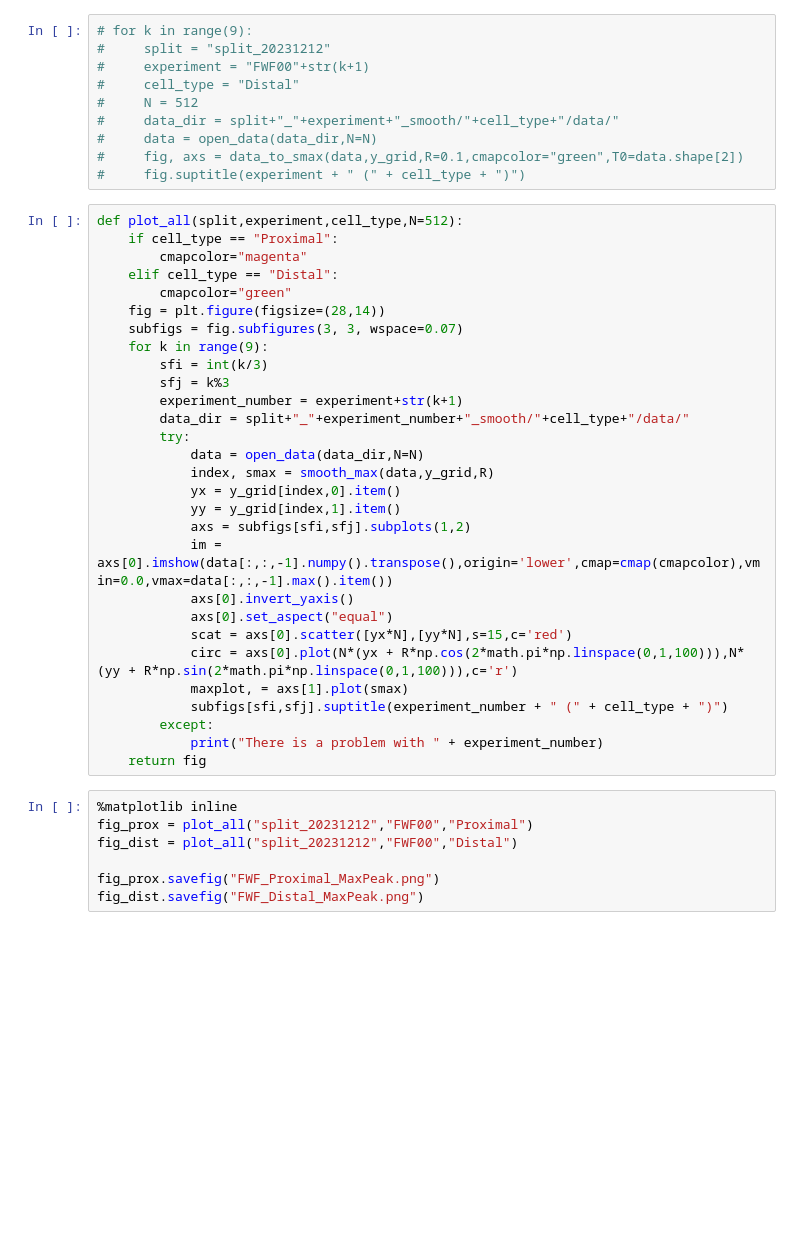
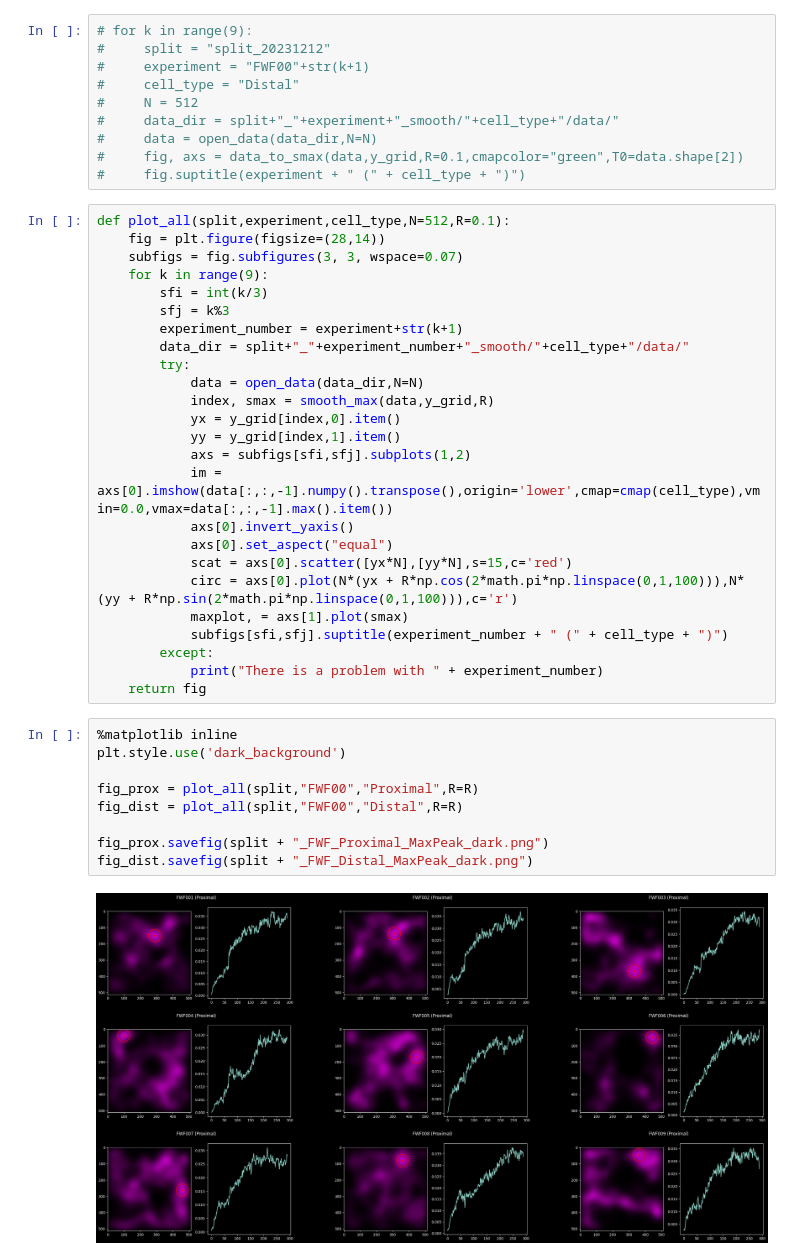
Before and after one commit to SteffenPL/MechanochemicalPatterns.jl, a Jupyter notebook: data_analysis_scripts/data_smooth.ipynb, the cells around one changed output. Drawn from its saved outputs; the diff is of its cells as text; blank space fills up the shorter version.

```diff
--- a/data_analysis_scripts/data_smooth.ipynb
+++ b/data_analysis_scripts/data_smooth.ipynb
@@ -138,11 +205,7 @@ def data_to_smax(data,y_grid,R=0.1,T0=1,cmapcolor="blue"):
 #     fig, axs = data_to_smax(data,y_grid,R=0.1,cmapcolor="green",T0=data.shape[2])
 #     fig.suptitle(experiment + " (" + cell_type + ")")
 # %%
-def plot_all(split,experiment,cell_type,N=512):
-    if cell_type == "Proximal":
-        cmapcolor="magenta"
-    elif cell_type == "Distal":
-        cmapcolor="green"
+def plot_all(split,experiment,cell_type,N=512,R=0.1):
     fig = plt.figure(figsize=(28,14))
     subfigs = fig.subfigures(3, 3, wspace=0.07)
     for k in range(9):
@@ -156,7 +219,7 @@ def plot_all(split,experiment,cell_type,N=512):
             yx = y_grid[index,0].item()
             yy = y_grid[index,1].item()
             axs = subfigs[sfi,sfj].subplots(1,2)
-            im = axs[0].imshow(data[:,:,-1].numpy().transpose(),origin='lower',cmap=cmap(cmapcolor),vmin=0.0,vmax=data[:,:,-1].max().item())
+            im = axs[0].imshow(data[:,:,-1].numpy().transpose(),origin='lower',cmap=cmap(cell_type),vmin=0.0,vmax=data[:,:,-1].max().item())
             axs[0].invert_yaxis()
             axs[0].set_aspect("equal")
             scat = axs[0].scatter([yx*N],[yy*N],s=15,c='red')
@@ -168,8 +231,12 @@ def plot_all(split,experiment,cell_type,N=512):
     return fig
 # %%
 %matplotlib inline
-fig_prox = plot_all("split_20231212","FWF00","Proximal")
-fig_dist = plot_all("split_20231212","FWF00","Distal")
+plt.style.use('dark_background')
 
-fig_prox.savefig("FWF_Proximal_MaxPeak.png")
-fig_dist.savefig("FWF_Distal_MaxPeak.png")
+fig_prox = plot_all(split,"FWF00","Proximal",R=R)
+fig_dist = plot_all(split,"FWF00","Distal",R=R)
+
+fig_prox.savefig(split + "_FWF_Proximal_MaxPeak_dark.png")
+fig_dist.savefig(split + "_FWF_Distal_MaxPeak_dark.png")
+# %% [output]
+[figure, added]
```
Also changed, not shown: parts of 11 cells of this notebook, 5 other files.
